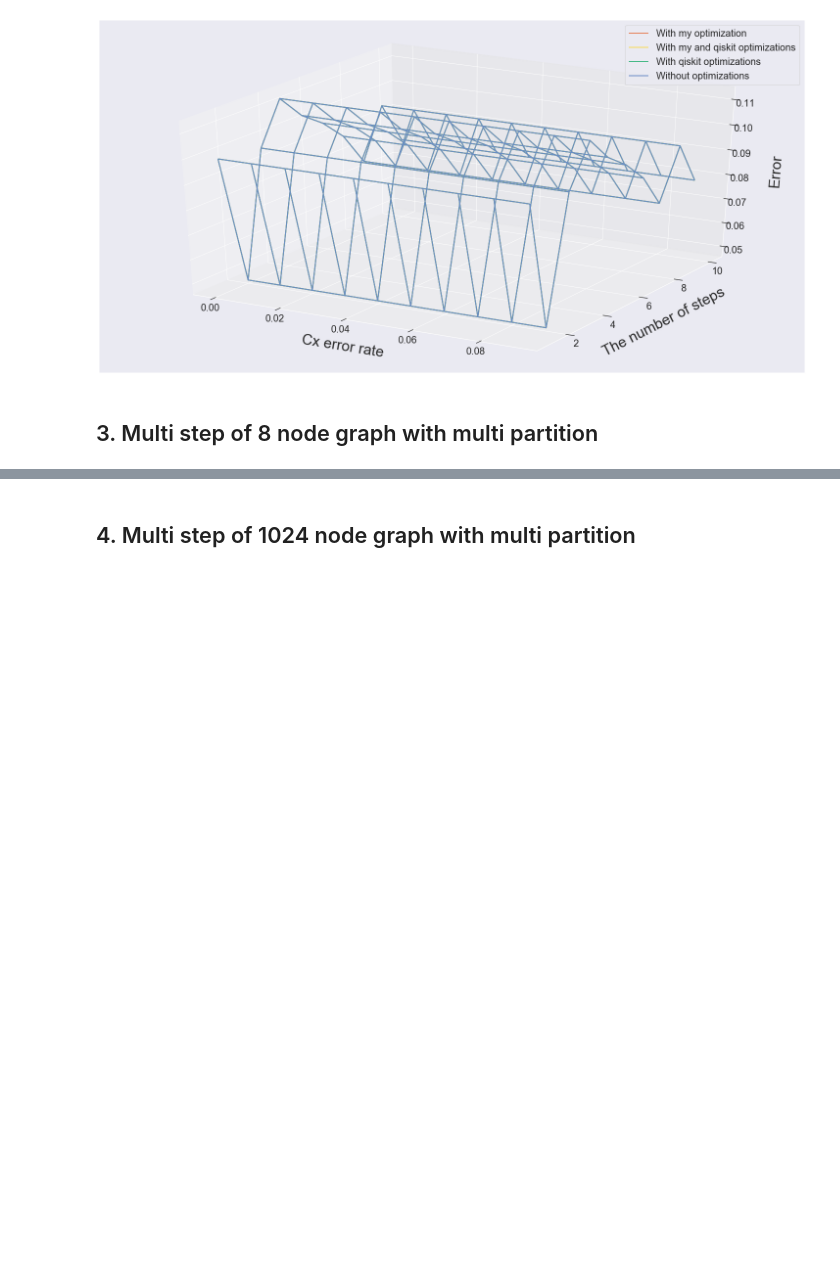
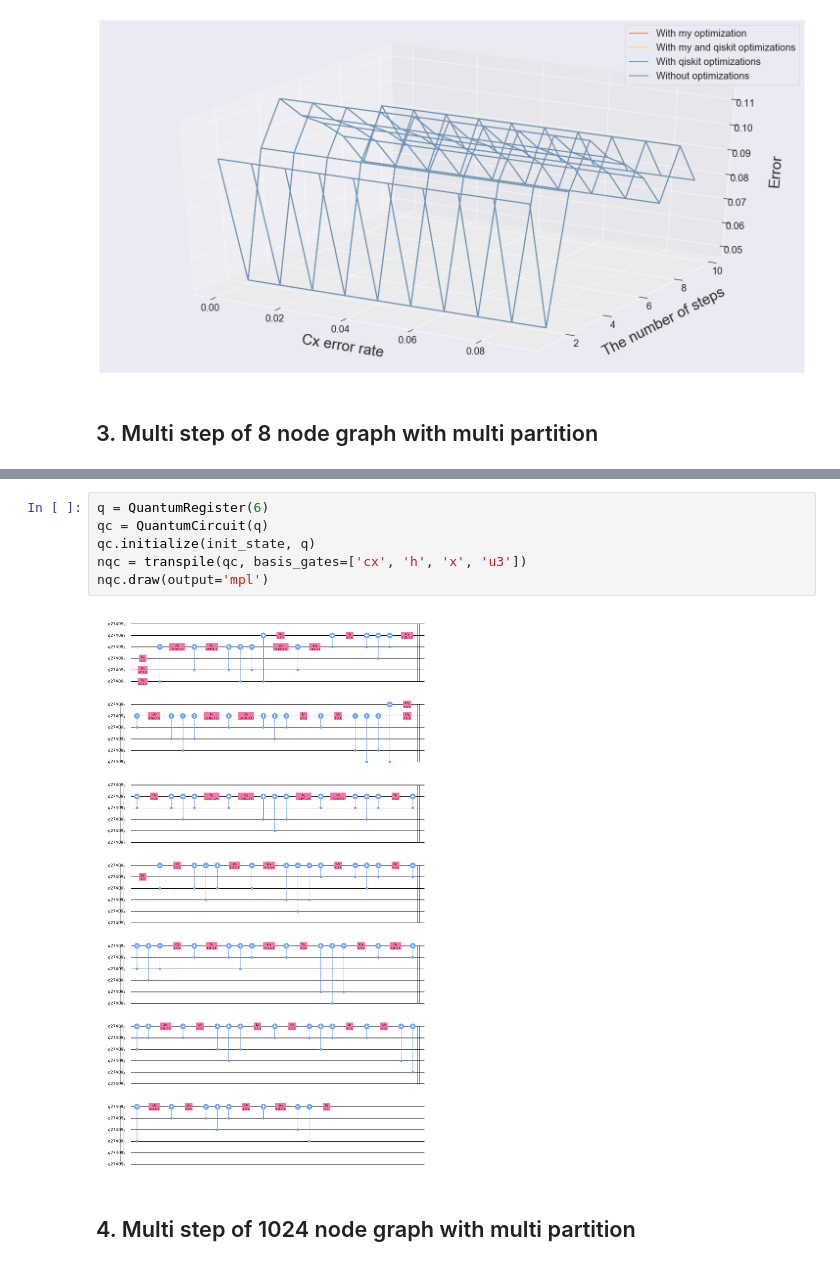
Before and after one commit to Chibikuri/qwopt, a Jupyter notebook: notebook/benchmark.ipynb, the cells around one changed output, grey strips where cells are left out. Drawn from its saved outputs; the diff is of its cells as text; blank space fills up the shorter version.

```diff
--- a/notebook/benchmark.ipynb
+++ b/notebook/benchmark.ipynb
@@ -872,2 +1165,10 @@ plt.show()
+# %%
+q = QuantumRegister(6)
+qc = QuantumCircuit(q)
+qc.initialize(init_state, q)
+nqc = transpile(qc, basis_gates=['cx', 'h', 'x', 'u3'])
+nqc.draw(output='mpl')
+# %% [output]
+[figure, added]
 # %% [markdown]
 ## 4. Multi step of 1024 node graph with multi partition
```
Also changed, not shown: parts of 13 cells of this notebook, 1 other file.
